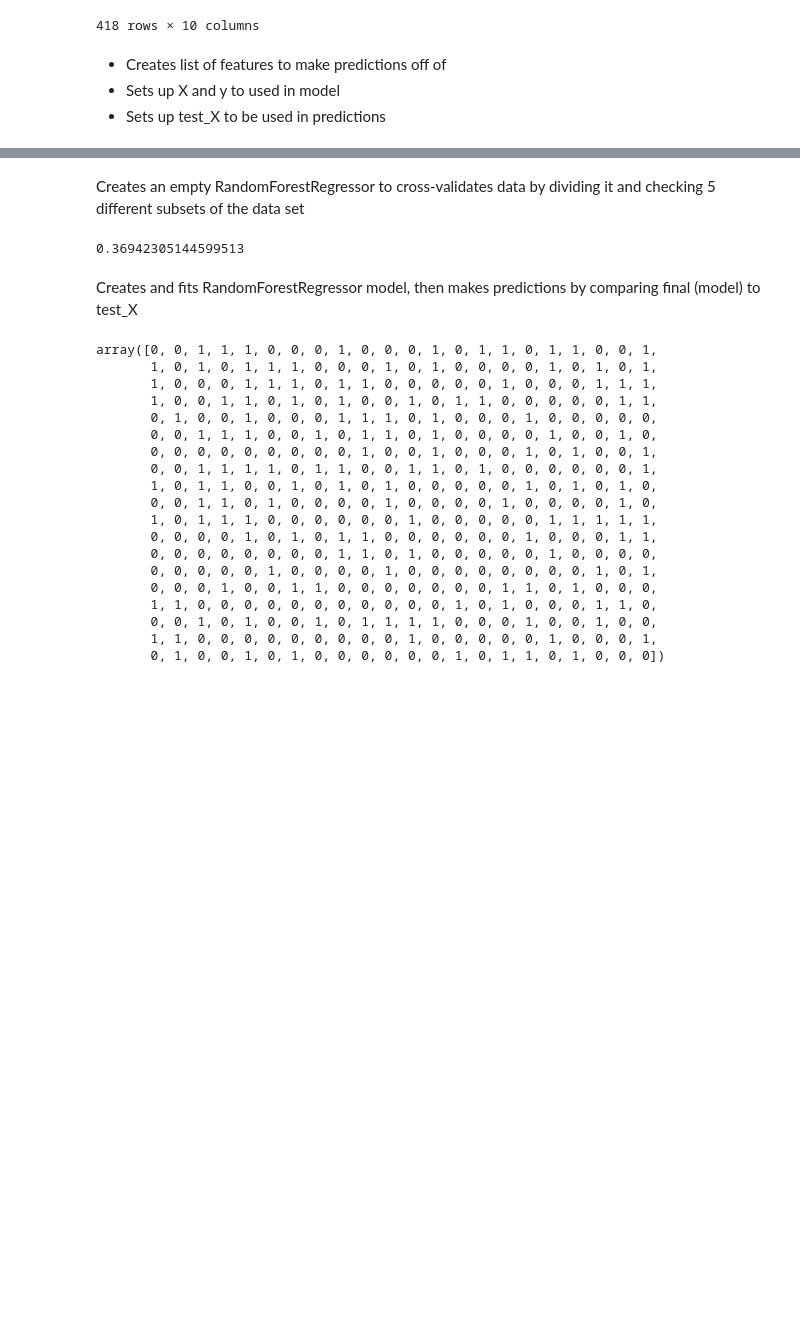
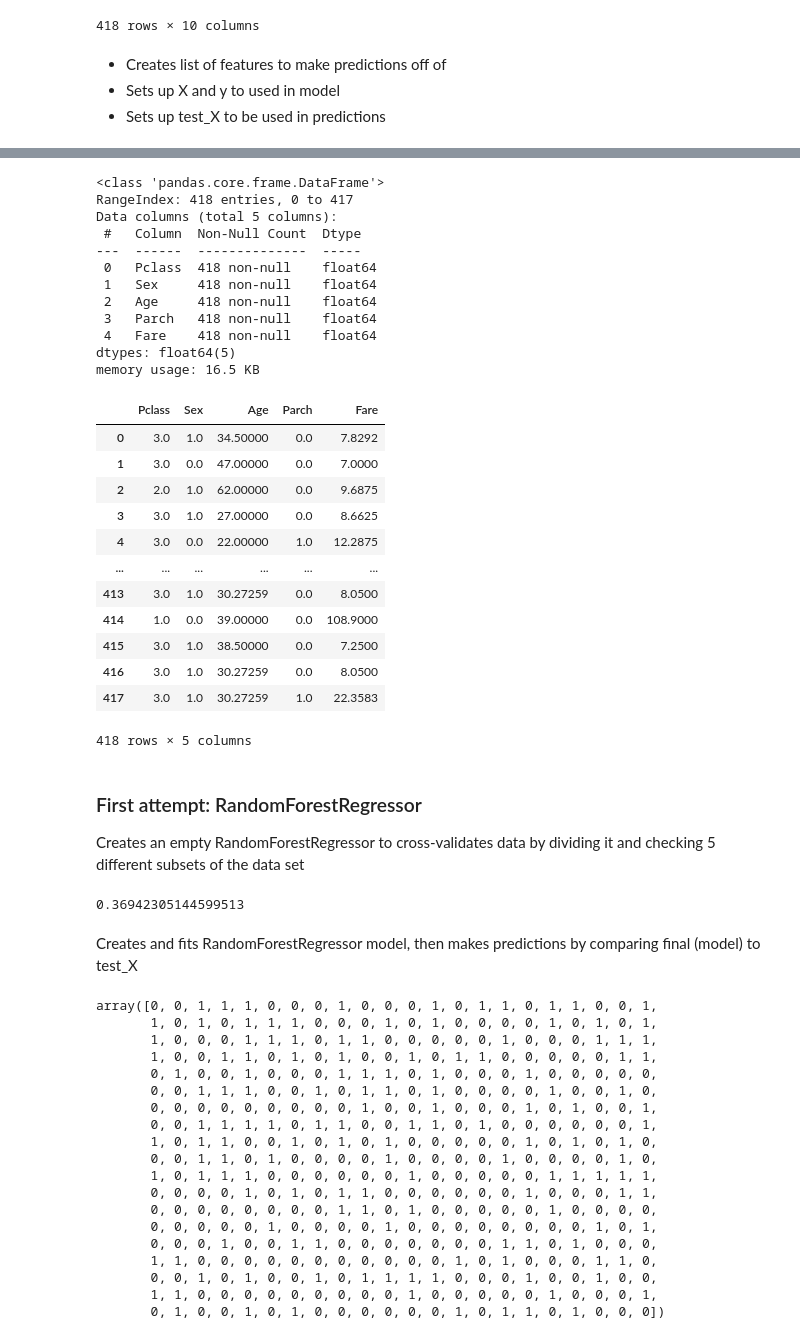
Before and after one commit to nathalieforsythe/DataScience2021F, a Jupyter notebook: Unit4/titanic/titanicCompetition.ipynb, the cells around one changed output, grey strips where cells are left out. Cells and saved outputs as stored; diff of their text form; code cells hidden in the pictures; blank space fills up the shorter version.

```diff
--- a/Unit4/titanic/titanicCompetition.ipynb
+++ b/Unit4/titanic/titanicCompetition.ipynb
@@ -163,3 +156,33 @@ X
+# %%
+test_X.info()
+test_X
+# %% [output]
+<class 'pandas.core.frame.DataFrame'>
+RangeIndex: 418 entries, 0 to 417
+Data columns (total 5 columns):
+ #   Column  Non-Null Count  Dtype
+---  ------  --------------  -----
+ 0   Pclass  418 non-null    float64
+ 1   Sex     418 non-null    float64
+ 2   Age     418 non-null    float64
+ 3   Parch   418 non-null    float64
+ 4   Fare    418 non-null    float64
+dtypes: float64(5)
+memory usage: 16.5 KB
+|  | Pclass | Sex | Age | Parch | Fare |
+| 0 | 3.0 | 1.0 | 34.50000 | 0.0 | 7.8292 |
+| 1 | 3.0 | 0.0 | 47.00000 | 0.0 | 7.0000 |
+| 2 | 2.0 | 1.0 | 62.00000 | 0.0 | 9.6875 |
+| 3 | 3.0 | 1.0 | 27.00000 | 0.0 | 8.6625 |
+| 4 | 3.0 | 0.0 | 22.00000 | 1.0 | 12.2875 |
+| ... | ... | ... | ... | ... | ... |
+| 413 | 3.0 | 1.0 | 30.27259 | 0.0 | 8.0500 |
+| 414 | 1.0 | 0.0 | 39.00000 | 0.0 | 108.9000 |
+| 415 | 3.0 | 1.0 | 38.50000 | 0.0 | 7.2500 |
+| 416 | 3.0 | 1.0 | 30.27259 | 0.0 | 8.0500 |
+| 417 | 3.0 | 1.0 | 30.27259 | 1.0 | 22.3583 |
+418 rows × 5 columns
 # %% [markdown]
+### First attempt: RandomForestRegressor
 Creates an empty RandomForestRegressor to cross-validates data by dividing it and checking 5 different subsets of the data set
 # %%
```
Also changed, not shown: parts of 18 cells of this notebook, 1 other file.
